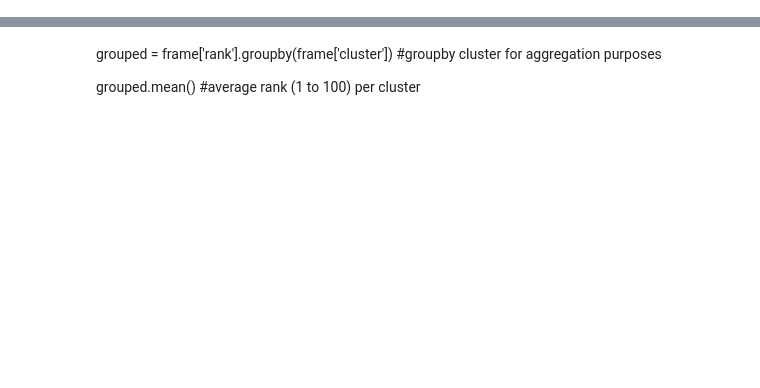
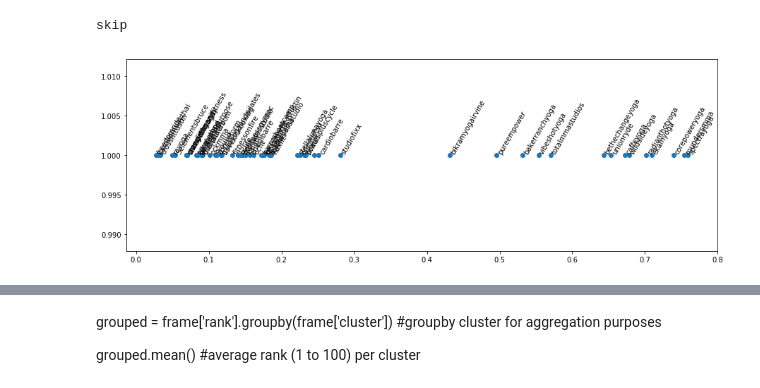
Before and after one commit to mfrate28/Insight, a Jupyter notebook: InsightProject.ipynb, the cells around one changed output, grey strips where cells are left out. Cells and saved outputs as stored; diff of their text form; code cells hidden in the pictures; blank space fills up the shorter version.

```diff
--- a/InsightProject.ipynb
+++ b/InsightProject.ipynb
@@ -71,0 +175,6 @@ dist = 1 - cosine_similarity(tfidf_matrix)
+# %%
+T = (tfidf_matrix * tfidf_matrix.T).A
+rankList = rankSimilarities(T)
+#rank, rankNum, rankStudios = rankSimilarities(T)
+#print (rankStudios[-1])
+print(rankList[2])
@@ -71,0 +195,18 @@ dist = 1 - cosine_similarity(tfidf_matrix)
+# %%
+#score.sort(key=lambda tup: tup[1])
+
+
+plt.figure(figsize = (15, 5))
+#plt.scatter(xs, ys)
+plt.scatter(ys, np.ones(len(ys)))
+#plt.plot(ys)
+for i, txt in enumerate(titles):
+    if i == titles.index('mixxyoga'):
+        print ("skip")
+        continue
+    if i == 53: continue
+    #plt.annotate(txt, (ys[i],1), rotation=60)
+    plt.text(ys[i],1, txt, {'ha': 'left', 'va': 'bottom'}, rotation=60)
+# %% [output]
+skip
+[figure, added]
```
Also changed, not shown: parts of 34 cells of this notebook.
